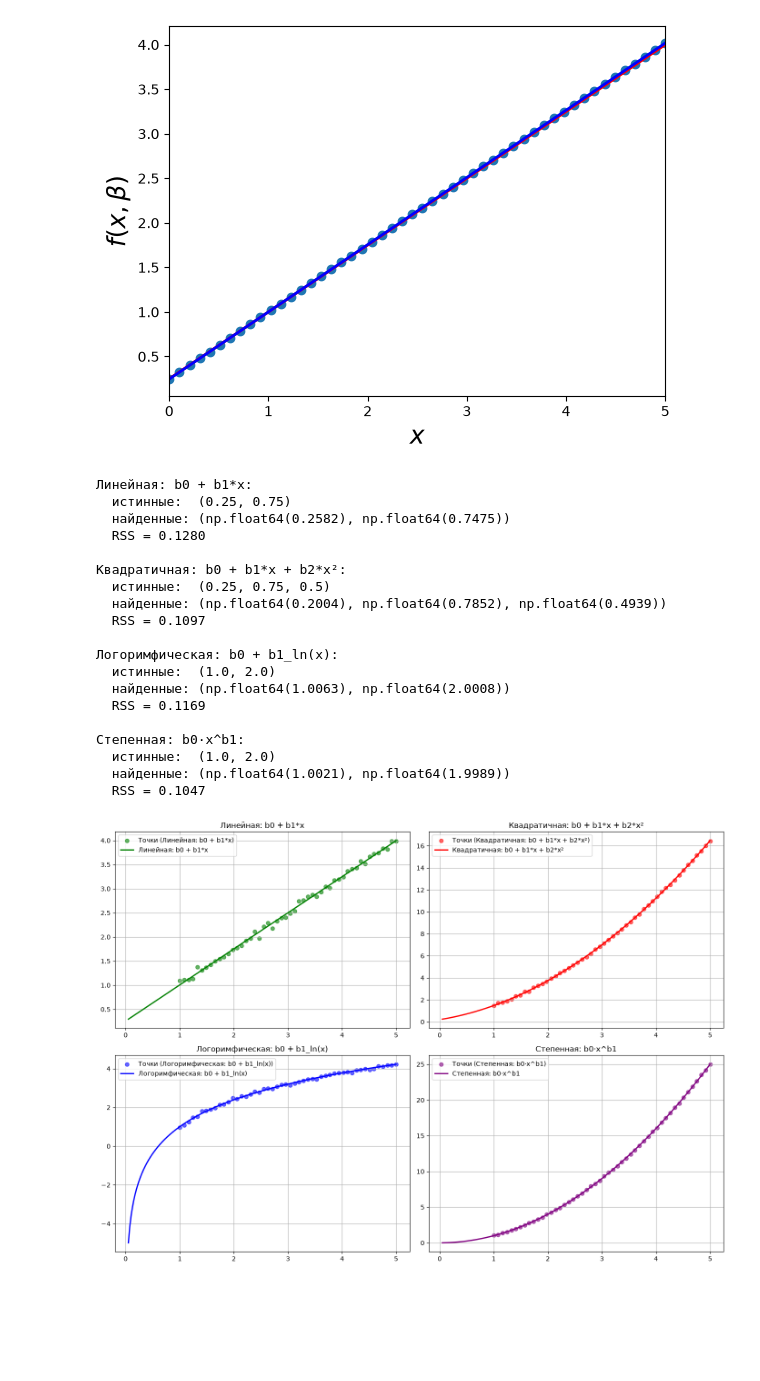
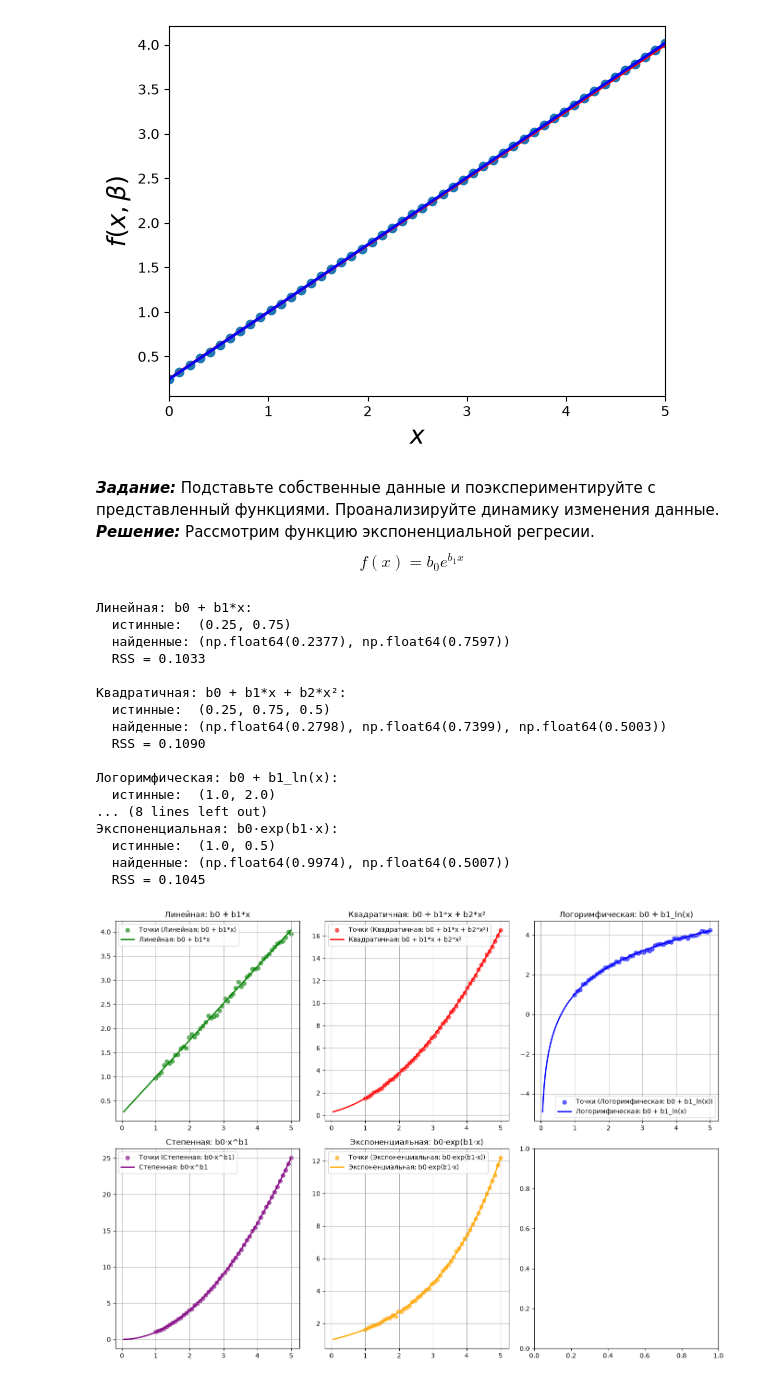
Before and after one commit to freemax-0602/ML, a Jupyter notebook: workbook-4/workbook-4.ipynb, the cells around one changed output. Drawn from its saved outputs; the diff is of its cells as text; code cells hidden in the pictures; blank space fills up the shorter version.

```diff
--- a/workbook-4/workbook-4.ipynb
+++ b/workbook-4/workbook-4.ipynb
@@ -290,6 +290,11 @@ plt.show()
 0.00010227731551150829
 289.033274420145
 [figure]
+# %% [markdown]
+***Задание:***
+Подставьте собственные данные и поэкспериментируйте с представленный функциями. Проанализируйте динамику изменения данные.
+***Решение:*** Рассмотрим функцию экспоненциальной регресии.
+$$ f(x) = b_0 e^{b_1 x} $$
 # %%
 ### Решение через ООП
 # общая логика: обучение, расчет ошибки, составления графика
@@ -373,50 +378,57 @@ class PowerModel(BaseFitter):
     def formula(x, b0, b1):
        return b0 * x ** b1
 
+# 5) Экспоненциальная: f(x) = b0·e^(b1*x)
+class ExponentialModel(BaseFitter):
+    def __init__(self):
+        super().__init__(name='Экспоненциальная: b0·exp(b1·x)', color='orange', beta_true=(1.0, 0.5))
+
+    @staticmethod
+    def formula(x, b0, b1):
+        return b0 * np.exp(b1 * x)
+
 if __name__ == '__main__':
 
-    models = [LinearModel(), QuadraticModel(), LogorithmicModel(), PowerModel()]
+    models = [LinearModel(), QuadraticModel(), LogorithmicModel(), PowerModel(), ExponentialModel()]
 
     datasets = [m.generate_data(N=50, noise=0.05) for m in models]
 
     # Обучение + вывод
     for model, (xd, yd) in zip(models, datasets):
         model.fit(xd, yd)
         print(f'{model.name}:')
         print(f'  истинные:  {model.beta_true}')
         print(f'  найденные: {tuple(np.round(model.beta_opt, 4))}')
         print(f'  RSS = {model.get_squared_error(xd, yd):.4f}\n')
 
     # Графики 2×2
-    fig, axes = plt.subplots(2, 2, figsize=(14, 10))
+    fig, axes = plt.subplots(2, 3, figsize=(14, 10))
     x_smooth = np.linspace(0.05, 5, 200)
 
     for ax, model, (xd, yd) in zip(axes.flatten(), models, datasets):
         model.plot_data(ax, xd, yd)
         model.plot_curve(ax, x_smooth)
         ax.set_title(model.name)
         ax.legend(); ax.grid(True)
 
     plt.tight_layout()
     plt.show()
 # %% [output]
 Линейная: b0 + b1*x:
   истинные:  (0.25, 0.75)
-  найденные: (np.float64(0.2582), np.float64(0.7475))
-  RSS = 0.1280
+  найденные: (np.float64(0.2377), np.float64(0.7597))
+  RSS = 0.1033
 
 Квадратичная: b0 + b1*x + b2*x²:
   истинные:  (0.25, 0.75, 0.5)
-  найденные: (np.float64(0.2004), np.float64(0.7852), np.float64(0.4939))
-  RSS = 0.1097
+  найденные: (np.float64(0.2798), np.float64(0.7399), np.float64(0.5003))
+  RSS = 0.1090
 
 Логоримфическая: b0 + b1_ln(x):
   истинные:  (1.0, 2.0)
-  найденные: (np.float64(1.0063), np.float64(2.0008))
-  RSS = 0.1169
-
-Степенная: b0·x^b1:
-  истинные:  (1.0, 2.0)
-  найденные: (np.float64(1.0021), np.float64(1.9989))
-  RSS = 0.1047
+... (8 lines left out)
+Экспоненциальная: b0·exp(b1·x):
+  истинные:  (1.0, 0.5)
+  найденные: (np.float64(0.9974), np.float64(0.5007))
+  RSS = 0.1045
-[figure, old version]
+[figure, new version]
```
Also changed, not shown: parts of 19 cells of this notebook.
